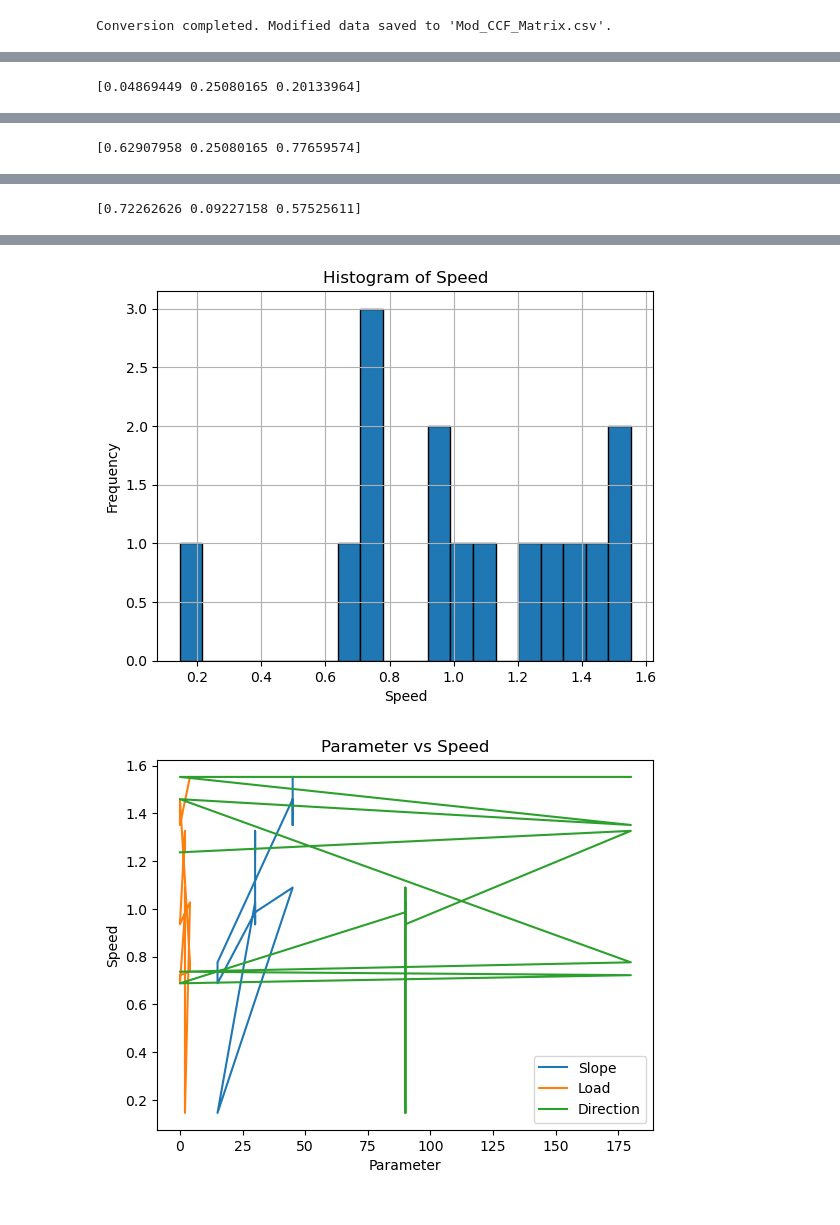
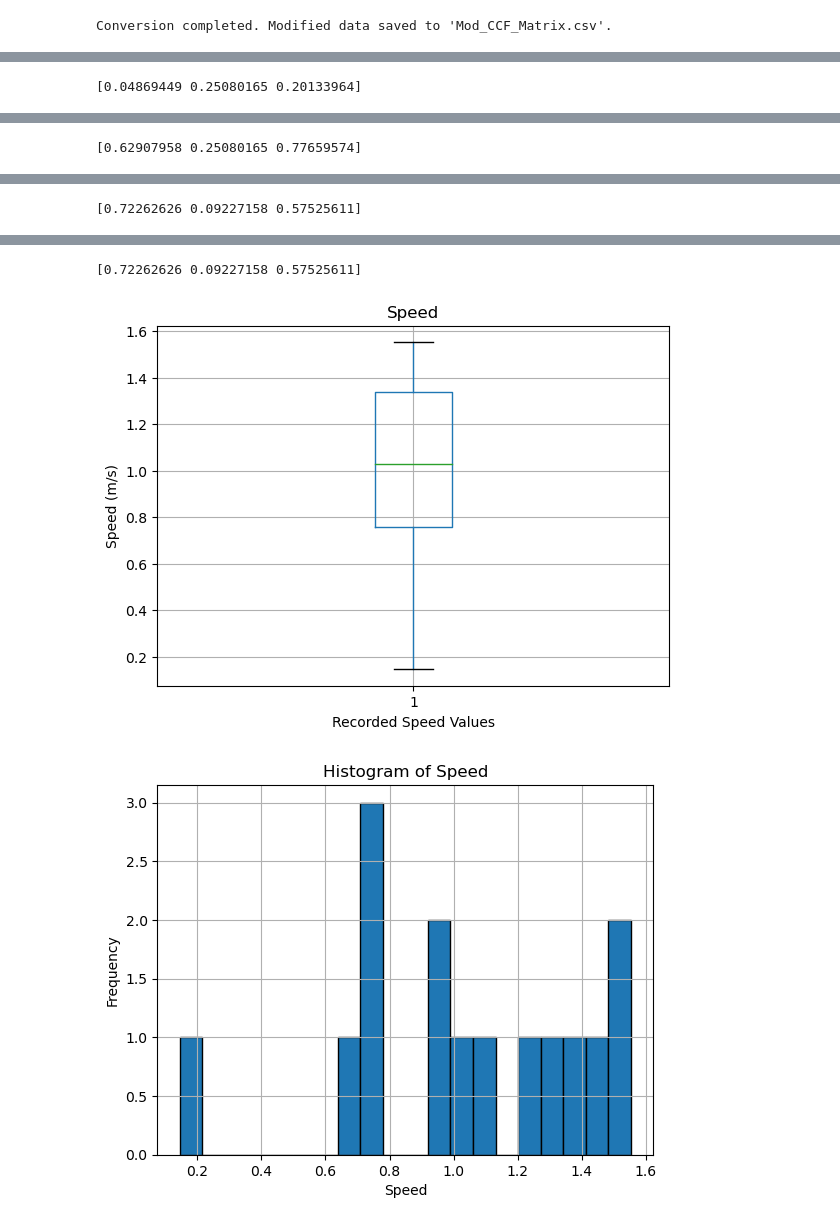
Before and after one commit to Ryan-Jing/DoE-RSM-Stats-Analysis, a Jupyter notebook: Analysis/BME213_Project2.ipynb, the cells around one changed output, grey strips where cells are left out. Drawn from its saved outputs; the diff is of its cells as text; code cells hidden in the pictures.

Commit message:
Added figures

```diff
--- a/Analysis/BME213_Project2.ipynb
+++ b/Analysis/BME213_Project2.ipynb
@@ -95,7 +95,7 @@ df.boxplot(column='SPEED', by='DIRECTION')
 plt.title('Direction vs Speed')
 plt.suptitle('')
 plt.xlabel('Direction (degrees)')
-plt.ylabel('Speed (m/)')
+plt.ylabel('Speed (m/s)')
 
 grouped_data = df.groupby('DIRECTION')['SPEED']
 q1 = grouped_data.quantile(0.25).values
@@ -105,6 +105,26 @@ print(iqr)
 
 plt.grid(True)
 plt.show()
+
+# Box plot of only speed
+
+df['X'] = '1'
+
+df.boxplot(column='SPEED', by='X')
+plt.title('Speed')
+plt.suptitle('')
+plt.xlabel('Recorded Speed Values')
+plt.ylabel('Speed (m/s)')
+
+grouped_data = df.groupby('DIRECTION')['SPEED']
+q1 = grouped_data.quantile(0.25).values
+q3 = grouped_data.quantile(0.75).values
+iqr = q3 - q1
+print(iqr)
+
+plt.grid(True)
+plt.show()
+
 
 # Histogram of the SPEED column
 plt.hist(df['SPEED'], bins=20, edgecolor='black')
@@ -136,2 +156,3 @@ plt.show()
+[0.72262626 0.09227158 0.57525611]
-[figure, old version]
+[figure, new version]
-[figure, old version]
+[figure, new version]
```
Also changed, not shown: parts of 1 cell of this notebook.
